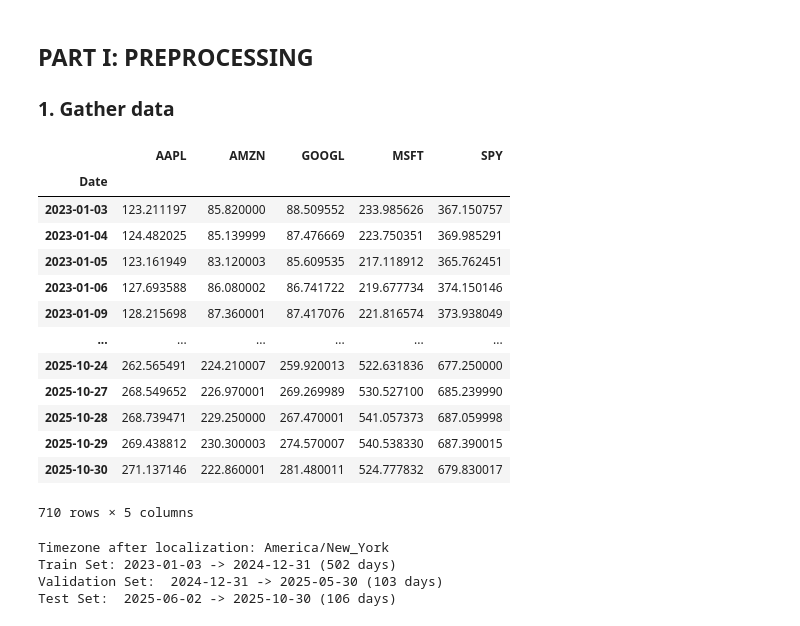
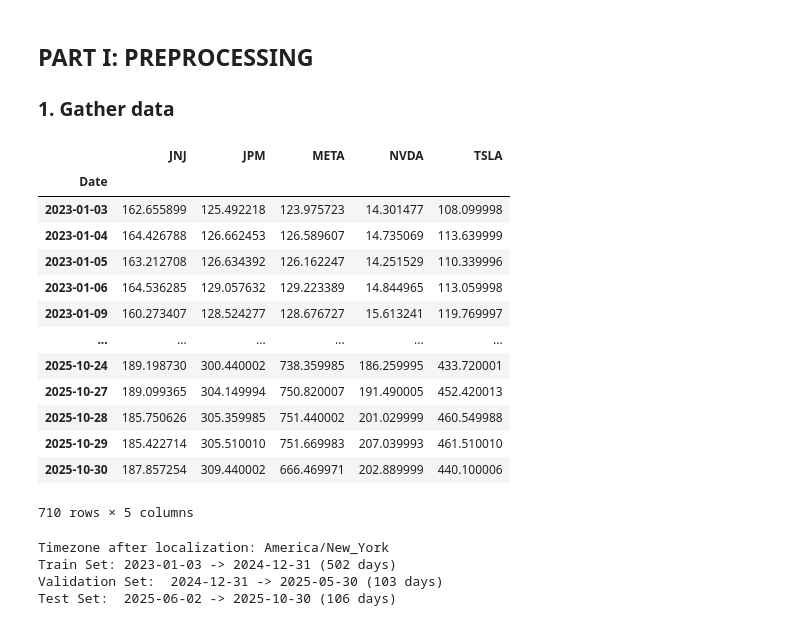
Before and after one commit to Henryy2510/draft, a Jupyter notebook: preparation.ipynb, the cells around one changed output. Saved outputs shown, nothing was run; the diff lists cells and outputs as text; code cells hidden in the pictures.

```diff
--- a/preparation.ipynb
+++ b/preparation.ipynb
@@ -62,26 +64,23 @@ split_validation_date = "2025-05-31"
 
 # all_data = get_data(tickers, start_date, end_date)
 # %%
-all_data = pd.read_csv('stock_data.csv', index_col=0, parse_dates=True)
-# all_data.to_csv('stock_data.csv'  )
-# print(f"Data exported to 'stock_data.csv'")
-# print(f"Shape: {all_data.shape}")
-# print(f"Date range: {all_data.index.min()} to {all_data.index.max()}")
+all_data = pd.read_csv('stock_data1.csv', index_col=0, parse_dates=True)
+# all_data.to_csv('stock_data1.csv'  )
 all_data
 # %% [output]
-|  | AAPL | AMZN | GOOGL | MSFT | SPY |
+|  | JNJ | JPM | META | NVDA | TSLA |
 | Date |  |  |  |  |  |
-| 2023-01-03 | 123.211197 | 85.820000 | 88.509552 | 233.985626 | 367.150757 |
-| 2023-01-04 | 124.482025 | 85.139999 | 87.476669 | 223.750351 | 369.985291 |
-| 2023-01-05 | 123.161949 | 83.120003 | 85.609535 | 217.118912 | 365.762451 |
-| 2023-01-06 | 127.693588 | 86.080002 | 86.741722 | 219.677734 | 374.150146 |
-| 2023-01-09 | 128.215698 | 87.360001 | 87.417076 | 221.816574 | 373.938049 |
+| 2023-01-03 | 162.655899 | 125.492218 | 123.975723 | 14.301477 | 108.099998 |
+| 2023-01-04 | 164.426788 | 126.662453 | 126.589607 | 14.735069 | 113.639999 |
+| 2023-01-05 | 163.212708 | 126.634392 | 126.162247 | 14.251529 | 110.339996 |
+| 2023-01-06 | 164.536285 | 129.057632 | 129.223389 | 14.844965 | 113.059998 |
+| 2023-01-09 | 160.273407 | 128.524277 | 128.676727 | 15.613241 | 119.769997 |
 | ... | ... | ... | ... | ... | ... |
-| 2025-10-24 | 262.565491 | 224.210007 | 259.920013 | 522.631836 | 677.250000 |
-| 2025-10-27 | 268.549652 | 226.970001 | 269.269989 | 530.527100 | 685.239990 |
-| 2025-10-28 | 268.739471 | 229.250000 | 267.470001 | 541.057373 | 687.059998 |
-| 2025-10-29 | 269.438812 | 230.300003 | 274.570007 | 540.538330 | 687.390015 |
-| 2025-10-30 | 271.137146 | 222.860001 | 281.480011 | 524.777832 | 679.830017 |
+| 2025-10-24 | 189.198730 | 300.440002 | 738.359985 | 186.259995 | 433.720001 |
+| 2025-10-27 | 189.099365 | 304.149994 | 750.820007 | 191.490005 | 452.420013 |
+| 2025-10-28 | 185.750626 | 305.359985 | 751.440002 | 201.029999 | 460.549988 |
+| 2025-10-29 | 185.422714 | 305.510010 | 751.669983 | 207.039993 | 461.510010 |
+| 2025-10-30 | 187.857254 | 309.440002 | 666.469971 | 202.889999 | 440.100006 |
 710 rows × 5 columns
 # %%
 all_data.index = all_data.index.tz_localize('America/New_York', ambiguous='infer')
```
Also changed, not shown: parts of 17 cells of this notebook.
